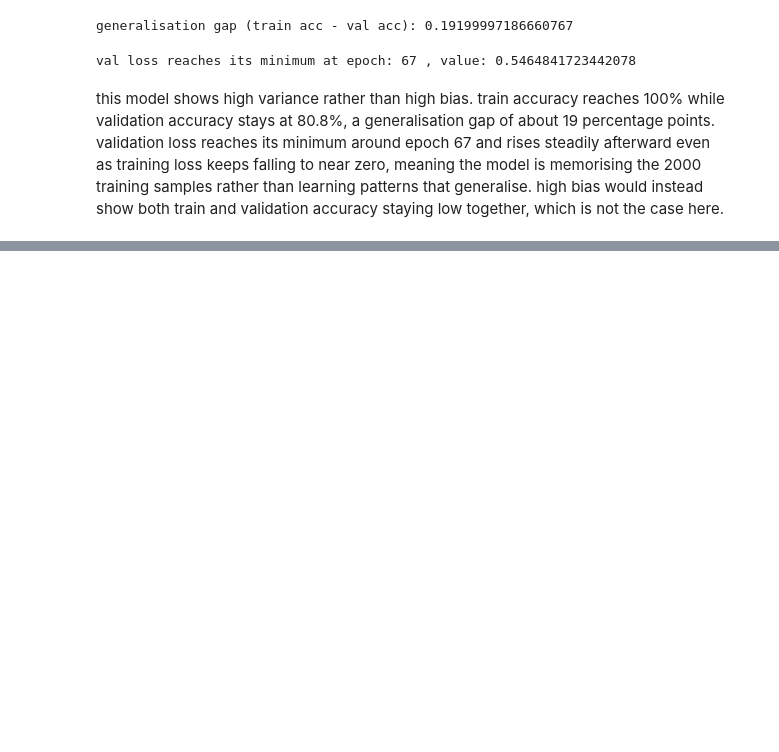
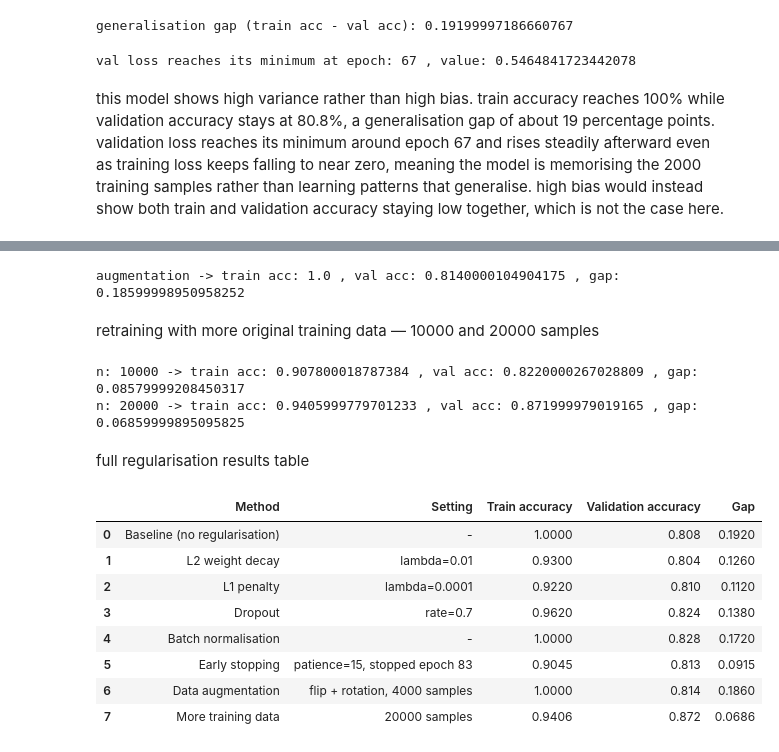
Before and after one commit to zonia7867/Deep-Learning-for-Perception-CS-4045, a Jupyter notebook: dlp-a1.ipynb, the cells around one changed output, grey strips where cells are left out. Cells and saved outputs as stored; diff of their text form; code cells hidden in the pictures; blank space fills up the shorter version.

```diff
--- a/dlp-a1.ipynb
+++ b/dlp-a1.ipynb
@@ -661,0 +801,5 @@ this model shows high variance rather than high bias. train accuracy reaches 100
+# %%
+torch.manual_seed(42)
+model_bn = RegMLP(dropout=0.0, use_bn=True)
+train_acc_bn, val_acc_bn, _ = train_reg(model_bn, X_small, y_small, X_v, y_v, epochs=300, lr=0.001)
+print("batchnorm -> train acc:", train_acc_bn, ", val acc:", val_acc_bn, ", gap:", train_acc_bn - val_acc_bn)
@@ -661,0 +810,5 @@ this model shows high variance rather than high bias. train accuracy reaches 100
+# %%
+torch.manual_seed(42)
+model_es = RegMLP(dropout=0.0, use_bn=False)
+train_acc_es, val_acc_es, stop_epoch_es = train_reg(model_es, X_small, y_small, X_v, y_v, epochs=300, lr=0.001, patience=15)
+print("early stopping -> train acc:", train_acc_es, ", val acc:", val_acc_es, ", gap:", train_acc_es - val_acc_es, ", stopped at epoch:", stop_epoch_es)
@@ -661,0 +842,49 @@ this model shows high variance rather than high bias. train accuracy reaches 100
+# %%
+torch.manual_seed(42)
+model_aug = RegMLP(dropout=0.0, use_bn=False)
+train_acc_aug, val_acc_aug, _ = train_reg(model_aug, X_aug_combined, y_aug_combined, X_v, y_v, epochs=300, lr=0.001)
+print("augmentation -> train acc:", train_acc_aug, ", val acc:", val_acc_aug, ", gap:", train_acc_aug - val_acc_aug)
+# %% [output]
+augmentation -> train acc: 1.0 , val acc: 0.8140000104904175 , gap: 0.18599998950958252
+# %% [markdown]
+retraining with more original training data — 10000 and 20000 samples
+# %%
+more_data_results = {}
+for n in [10000, 20000]:
+    X_more = torch.tensor(x_train[:n], dtype=torch.float32)
+    y_more = torch.tensor(y_train[:n], dtype=torch.long)
+    torch.manual_seed(42)
+    model_more = RegMLP(dropout=0.0, use_bn=False)
+    train_acc, val_acc, _ = train_reg(model_more, X_more, y_more, X_v, y_v, epochs=300, lr=0.001)
+    more_data_results[n] = (train_acc, val_acc)
+    print("n:", n, "-> train acc:", train_acc, ", val acc:", val_acc, ", gap:", train_acc - val_acc)
+# %% [output]
+n: 10000 -> train acc: 0.907800018787384 , val acc: 0.8220000267028809 , gap: 0.08579999208450317
+n: 20000 -> train acc: 0.9405999779701233 , val acc: 0.871999979019165 , gap: 0.06859999895095825
+# %% [markdown]
+full regularisation results table
+# %%
+import pandas as pd
+
+results_table = pd.DataFrame({
+    "Method": ["Baseline (no regularisation)", "L2 weight decay", "L1 penalty", "Dropout",
+               "Batch normalisation", "Early stopping", "Data augmentation", "More training data"],
+    "Setting": ["-", "lambda=0.01", "lambda=0.0001", "rate=0.7", "-", "patience=15, stopped epoch 83",
+                "flip + rotation, 4000 samples", "20000 samples"],
+    "Train accuracy": [train_acc_base, l2_results[0.01][0], train_acc_l1b, dropout_results[0.7][0],
+                        train_acc_bn, train_acc_es, train_acc_aug, more_data_results[20000][0]],
+    "Validation accuracy": [val_acc_base, l2_results[0.01][1], val_acc_l1b, dropout_results[0.7][1],
+                             val_acc_bn, val_acc_es, val_acc_aug, more_data_results[20000][1]],
+})
+results_table["Gap"] = results_table["Train accuracy"] - results_table["Validation accuracy"]
+results_table
+# %% [output]
+|  | Method | Setting | Train accuracy | Validation accuracy | Gap |
+| 0 | Baseline (no regularisation) | - | 1.0000 | 0.808 | 0.1920 |
+| 1 | L2 weight decay | lambda=0.01 | 0.9300 | 0.804 | 0.1260 |
+| 2 | L1 penalty | lambda=0.0001 | 0.9220 | 0.810 | 0.1120 |
+| 3 | Dropout | rate=0.7 | 0.9620 | 0.824 | 0.1380 |
+| 4 | Batch normalisation | - | 1.0000 | 0.828 | 0.1720 |
+| 5 | Early stopping | patience=15, stopped epoch 83 | 0.9045 | 0.813 | 0.0915 |
+| 6 | Data augmentation | flip + rotation, 4000 samples | 1.0000 | 0.814 | 0.1860 |
+| 7 | More training data | 20000 samples | 0.9406 | 0.872 | 0.0686 |
```
Also changed, not shown: parts of 23 cells of this notebook.
